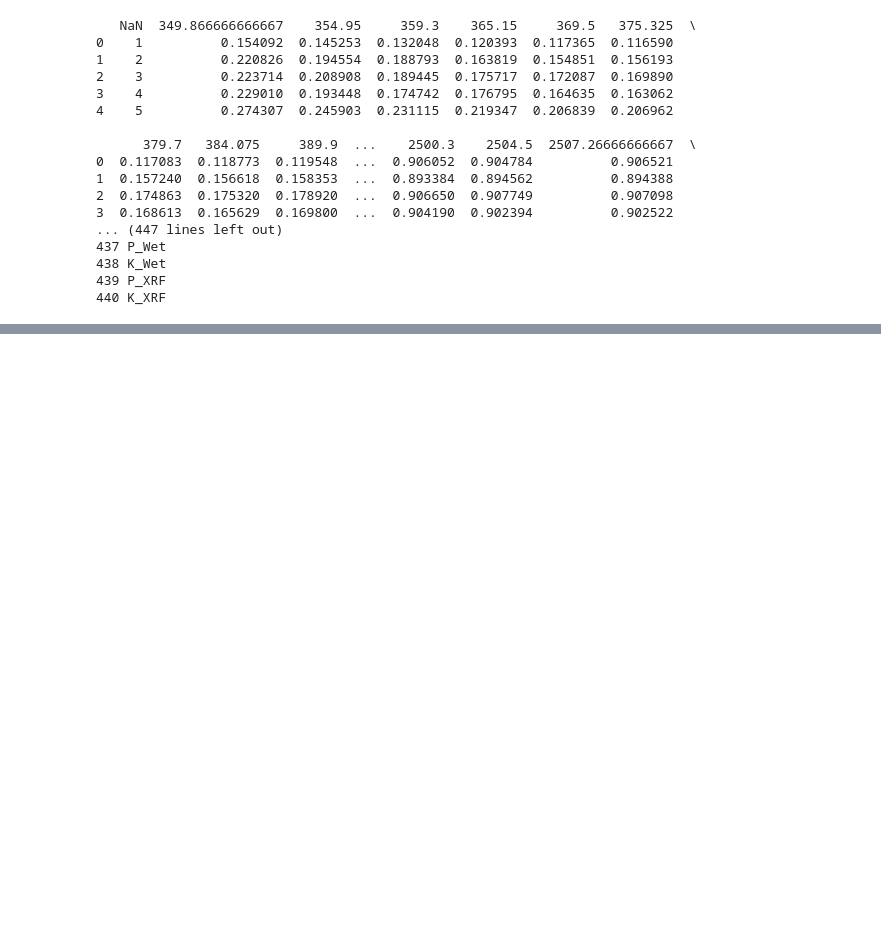
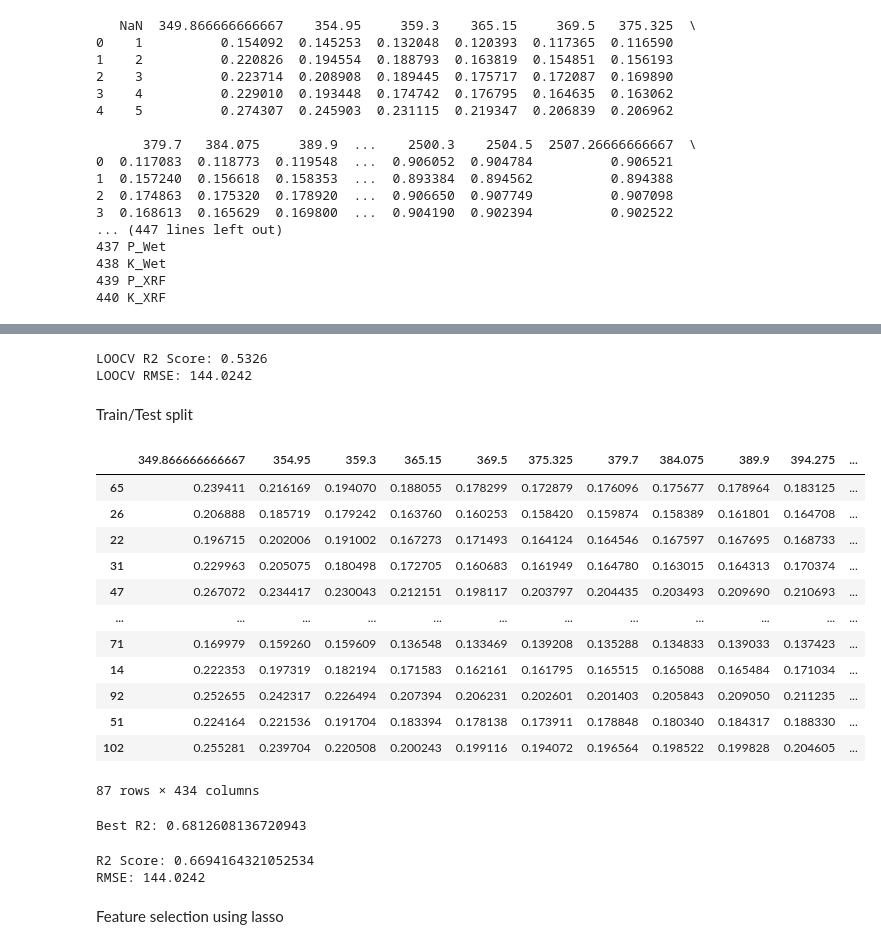
Before and after one commit to bergerga15/soil_properties, a Jupyter notebook: predict_k_data2.ipynb, the cells around one changed output, grey strips where cells are left out. Saved outputs shown, nothing was run; the diff lists cells and outputs as text; code cells hidden in the pictures; blank space fills up the shorter version.

```diff
--- a/predict_k_data2.ipynb
+++ b/predict_k_data2.ipynb
@@ -39,0 +146,29 @@ print(output_variable.shape)
+# %%
+r2 = r2_score(y, y_pred)
+rmse = np.sqrt(mean_squared_error(y, y_pred))
+
+print(f"LOOCV R2 Score: {r2:.4f}")
+print(f"LOOCV RMSE: {rmse:.4f}")
+# %% [output]
+LOOCV R2 Score: 0.5326
+LOOCV RMSE: 144.0242
+# %% [markdown]
+Train/Test split
+# %%
+X_train, X_test, y_train, y_test = train_test_split(spectral_data, y, test_size=0.2, random_state=42)
+# %%
+X_train
+# %% [output]
+|  | 349.866666666667 | 354.95 | 359.3 | 365.15 | 369.5 | 375.325 | 379.7 | 384.075 | 389.9 | 394.275 | ... |
+| 65 | 0.239411 | 0.216169 | 0.194070 | 0.188055 | 0.178299 | 0.172879 | 0.176096 | 0.175677 | 0.178964 | 0.183125 | ... |
+| 26 | 0.206888 | 0.185719 | 0.179242 | 0.163760 | 0.160253 | 0.158420 | 0.159874 | 0.158389 | 0.161801 | 0.164708 | ... |
+| 22 | 0.196715 | 0.202006 | 0.191002 | 0.167273 | 0.171493 | 0.164124 | 0.164546 | 0.167597 | 0.167695 | 0.168733 | ... |
+| 31 | 0.229963 | 0.205075 | 0.180498 | 0.172705 | 0.160683 | 0.161949 | 0.164780 | 0.163015 | 0.164313 | 0.170374 | ... |
+| 47 | 0.267072 | 0.234417 | 0.230043 | 0.212151 | 0.198117 | 0.203797 | 0.204435 | 0.203493 | 0.209690 | 0.210693 | ... |
+| ... | ... | ... | ... | ... | ... | ... | ... | ... | ... | ... | ... |
+| 71 | 0.169979 | 0.159260 | 0.159609 | 0.136548 | 0.133469 | 0.139208 | 0.135288 | 0.134833 | 0.139033 | 0.137423 | ... |
+| 14 | 0.222353 | 0.197319 | 0.182194 | 0.171583 | 0.162161 | 0.161795 | 0.165515 | 0.165088 | 0.165484 | 0.171034 | ... |
+| 92 | 0.252655 | 0.242317 | 0.226494 | 0.207394 | 0.206231 | 0.202601 | 0.201403 | 0.205843 | 0.209050 | 0.211235 | ... |
+| 51 | 0.224164 | 0.221536 | 0.191704 | 0.183394 | 0.178138 | 0.173911 | 0.178848 | 0.180340 | 0.184317 | 0.188330 | ... |
+| 102 | 0.255281 | 0.239704 | 0.220508 | 0.200243 | 0.199116 | 0.194072 | 0.196564 | 0.198522 | 0.199828 | 0.204605 | ... |
+87 rows × 434 columns
@@ -39,0 +194,24 @@ print(output_variable.shape)
+# %%
+from sklearn.model_selection import GridSearchCV
+
+param_grid = {
+    'regressor__n_components': [5, 10, 15, 20, 25]
+}
+
+grid = GridSearchCV(pipeline, param_grid, cv=5, scoring='r2')
+grid.fit(X_train, y_train)
+
+print(f"Best R2: {grid.best_score_}")
+# %% [output]
+Best R2: 0.6812608136720943
+# %%
+pipeline.fit(X_train, y_train)
+y_pred = pipeline.predict(X_test)
+
+print(f"R2 Score: {r2_score(y_test, y_pred)}")
+print(f"RMSE: {rmse:.4f}")
+# %% [output]
+R2 Score: 0.6694164321052534
+RMSE: 144.0242
+# %% [markdown]
+Feature selection using lasso
```
Also changed, not shown: parts of 23 cells of this notebook, 2 other files.
